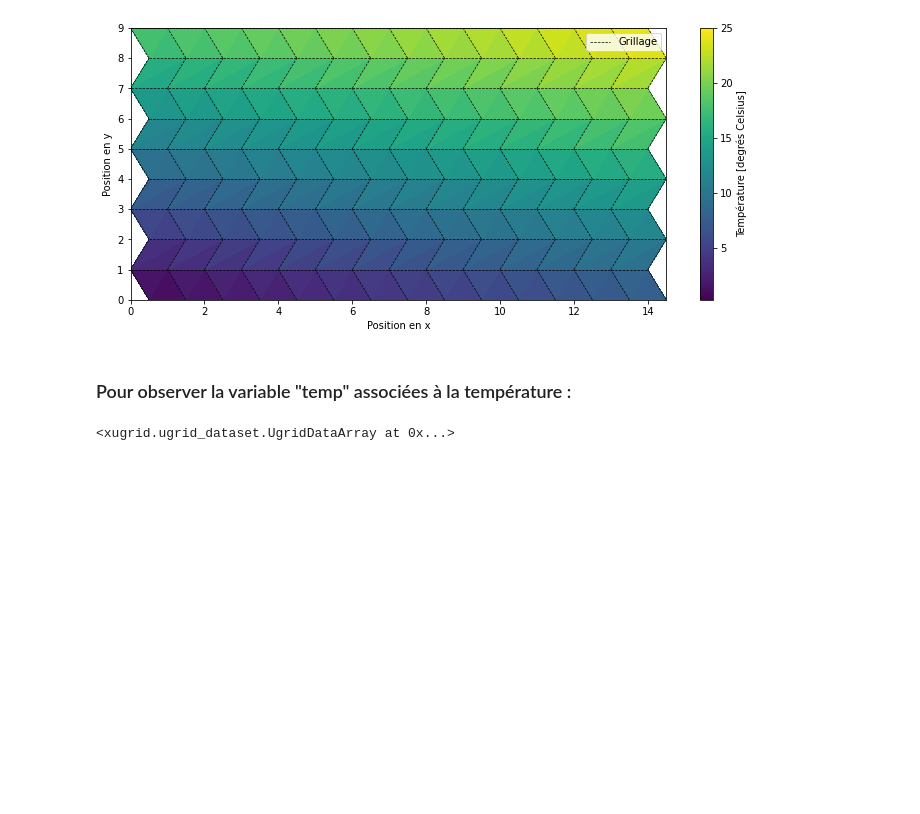
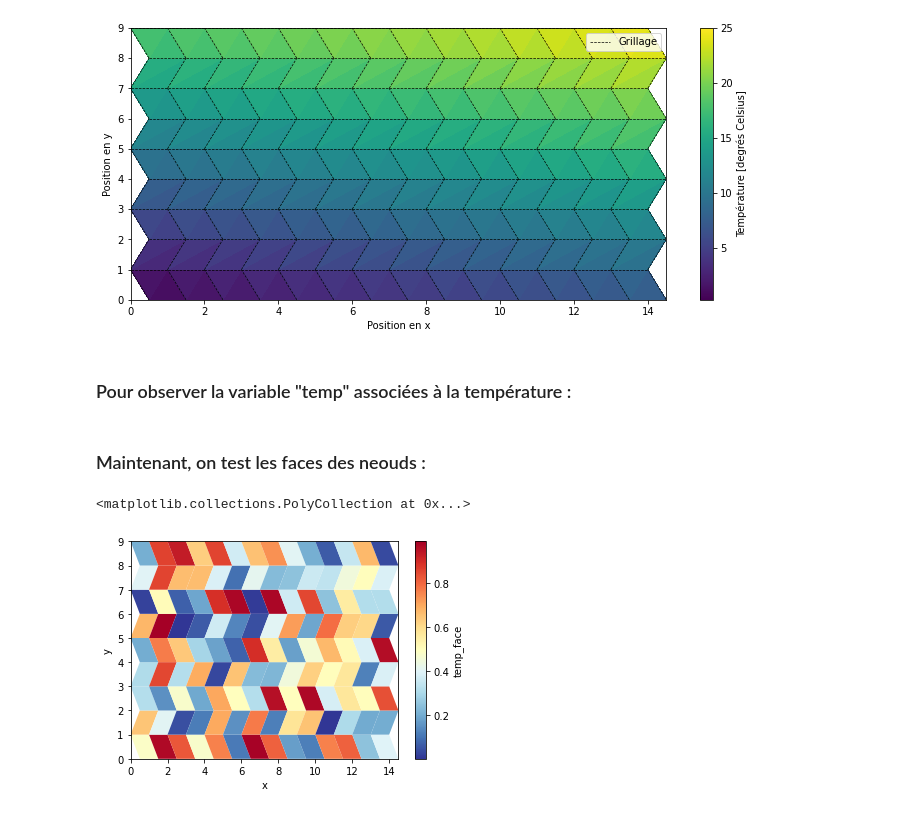
Before and after one commit to charli1213/Modelisation_RdL, a Jupyter notebook: 0_Jupyter_notebooks_Tutoriels/1_Creation_grille_UXarray.ipynb, the cells around one changed output. Saved outputs shown, nothing was run; the diff lists cells and outputs as text; code cells hidden in the pictures; blank space fills up the shorter version.

```diff
--- a/0_Jupyter_notebooks_Tutoriels/1_Creation_grille_UXarray.ipynb
+++ b/0_Jupyter_notebooks_Tutoriels/1_Creation_grille_UXarray.ipynb
@@ -96,8 +96,11 @@ x = np.array(x)
 y = np.array(y)
 Temperature = np.array(Temperature)
 
+temp_face = np.random.rand(nx-1,ny-1).flatten()
+
 # Création d'un Xarray Dataset
 ds = xr.Dataset({'temperature':(['node'],Temperature),
+                 'temp_face':(['face'],temp_face),
                  'latitude':(['node'],x),
                  'longitude':(['node'],y),
                  'face_node_connectivity':(['face','nmax_face'],facestonode),
@@ -117,4 +120,3 @@ ds.mesh2d.attrs = {'cf_role': 'mesh_topology',
                    'edge_node_connectivity': 'edge_node_connectivity'}
 
 # Le xarray.dataset :
-ds
@@ -153,7 +145,10 @@ plt.show()
 [figure]
 # %% [markdown]
 ### Pour observer la variable "temp" associées à la température :
-# %%
-temp
-# %% [output]
-<xugrid.ugrid_dataset.UgridDataArray at 0x...>
+# %% [markdown]
+### Maintenant, on test les faces des neouds :
+# %%
+uds['temp_face'].ugrid.plot(cmap = 'RdYlBu_r')
+# %% [output]
+<matplotlib.collections.PolyCollection at 0x...>
+[figure, added]
```
Also changed, not shown: parts of 1 cell of this notebook, 27 other files.
